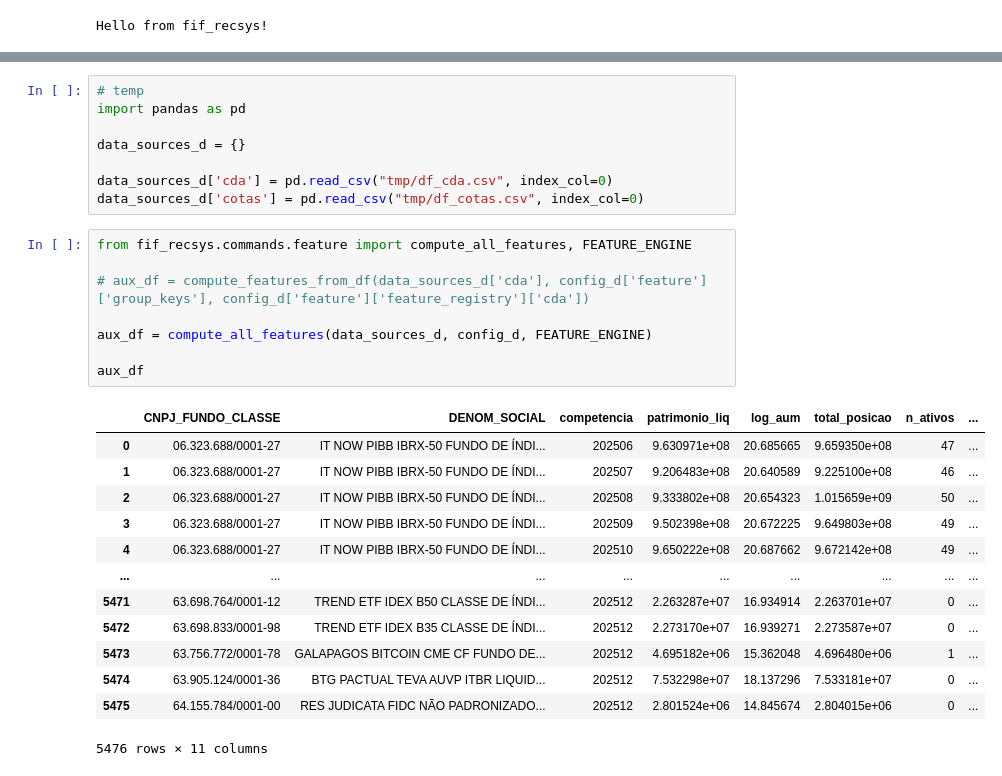
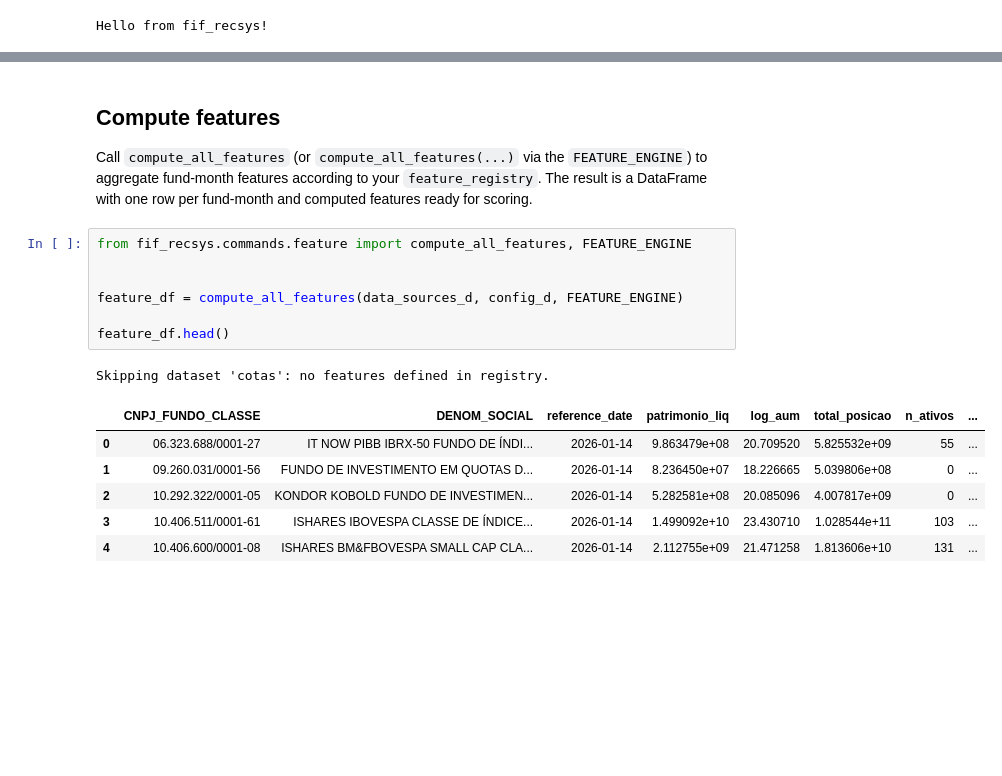
Before and after one commit to gpadpoll/fixed-income-fund-recsys, a Jupyter notebook: docs/notebooks/example.ipynb, the cells around one changed output, grey strips where cells are left out. Cells and saved outputs as stored; diff of their text form; blank space fills up the shorter version.

```diff
--- a/docs/notebooks/example.ipynb
+++ b/docs/notebooks/example.ipynb
@@ -177,30 +317,19 @@ data_sources_d = fetch_manifest(config_d['fetch'], output_dir=Path("/tmp"))
-# %%
-# temp
-import pandas as pd
-
-data_sources_d = {}
-
-data_sources_d['cda'] = pd.read_csv("tmp/df_cda.csv", index_col=0)
-data_sources_d['cotas'] = pd.read_csv("tmp/df_cotas.csv", index_col=0)
+# %% [markdown]
+## Compute features
+
+Call `compute_all_features` (or `compute_all_features(...)` via the `FEATURE_ENGINE`) to aggregate fund-month features according to your `feature_registry`. The result is a DataFrame with one row per fund-month and computed features ready for scoring.
 # %%
 from fif_recsys.commands.feature import compute_all_features, FEATURE_ENGINE
 
-# aux_df = compute_features_from_df(data_sources_d['cda'], config_d['feature']['group_keys'], config_d['feature']['feature_registry']['cda'])
 
-aux_df = compute_all_features(data_sources_d, config_d, FEATURE_ENGINE)
+feature_df = compute_all_features(data_sources_d, config_d, FEATURE_ENGINE)
 
-aux_df
+feature_df.head()
 # %% [output]
+Skipping dataset 'cotas': no features defined in registry.
-|  | CNPJ_FUNDO_CLASSE | DENOM_SOCIAL | competencia | patrimonio_liq | log_aum | total_posicao | n_ativos | ... |
-| 0 | 06.323.688/0001-27 | IT NOW PIBB IBRX-50 FUNDO DE ÍNDI... | 202506 | 9.630971e+08 | 20.685665 | 9.659350e+08 | 47 | ... |
-| 1 | 06.323.688/0001-27 | IT NOW PIBB IBRX-50 FUNDO DE ÍNDI... | 202507 | 9.206483e+08 | 20.640589 | 9.225100e+08 | 46 | ... |
-| 2 | 06.323.688/0001-27 | IT NOW PIBB IBRX-50 FUNDO DE ÍNDI... | 202508 | 9.333802e+08 | 20.654323 | 1.015659e+09 | 50 | ... |
-| 3 | 06.323.688/0001-27 | IT NOW PIBB IBRX-50 FUNDO DE ÍNDI... | 202509 | 9.502398e+08 | 20.672225 | 9.649803e+08 | 49 | ... |
-| 4 | 06.323.688/0001-27 | IT NOW PIBB IBRX-50 FUNDO DE ÍNDI... | 202510 | 9.650222e+08 | 20.687662 | 9.672142e+08 | 49 | ... |
-| ... | ... | ... | ... | ... | ... | ... | ... | ... |
-| 5471 | 63.698.764/0001-12 | TREND ETF IDEX B50 CLASSE DE ÍNDI... | 202512 | 2.263287e+07 | 16.934914 | 2.263701e+07 | 0 | ... |
-| 5472 | 63.698.833/0001-98 | TREND ETF IDEX B35 CLASSE DE ÍNDI... | 202512 | 2.273170e+07 | 16.939271 | 2.273587e+07 | 0 | ... |
-| 5473 | 63.756.772/0001-78 | GALAPAGOS BITCOIN CME CF FUNDO DE... | 202512 | 4.695182e+06 | 15.362048 | 4.696480e+06 | 1 | ... |
-| 5474 | 63.905.124/0001-36 | BTG PACTUAL TEVA AUVP ITBR LIQUID... | 202512 | 7.532298e+07 | 18.137296 | 7.533181e+07 | 0 | ... |
-| 5475 | 64.155.784/0001-00 | RES JUDICATA FIDC NÃO PADRONIZADO... | 202512 | 2.801524e+06 | 14.845674 | 2.804015e+06 | 0 | ... |
+|  | CNPJ_FUNDO_CLASSE | DENOM_SOCIAL | reference_date | patrimonio_liq | log_aum | total_posicao | n_ativos | ... |
+| 0 | 06.323.688/0001-27 | IT NOW PIBB IBRX-50 FUNDO DE ÍNDI... | 2026-01-14 | 9.863479e+08 | 20.709520 | 5.825532e+09 | 55 | ... |
+| 1 | 09.260.031/0001-56 | FUNDO DE INVESTIMENTO EM QUOTAS D... | 2026-01-14 | 8.236450e+07 | 18.226665 | 5.039806e+08 | 0 | ... |
+| 2 | 10.292.322/0001-05 | KONDOR KOBOLD FUNDO DE INVESTIMEN... | 2026-01-14 | 5.282581e+08 | 20.085096 | 4.007817e+09 | 0 | ... |
+| 3 | 10.406.511/0001-61 | ISHARES IBOVESPA CLASSE DE ÍNDICE... | 2026-01-14 | 1.499092e+10 | 23.430710 | 1.028544e+11 | 103 | ... |
+| 4 | 10.406.600/0001-08 | ISHARES BM&FBOVESPA SMALL CAP CLA... | 2026-01-14 | 2.112755e+09 | 21.471258 | 1.813606e+10 | 131 | ... |
-5476 rows × 11 columns
```
Also changed, not shown: parts of 16 cells of this notebook, 13 other files.
